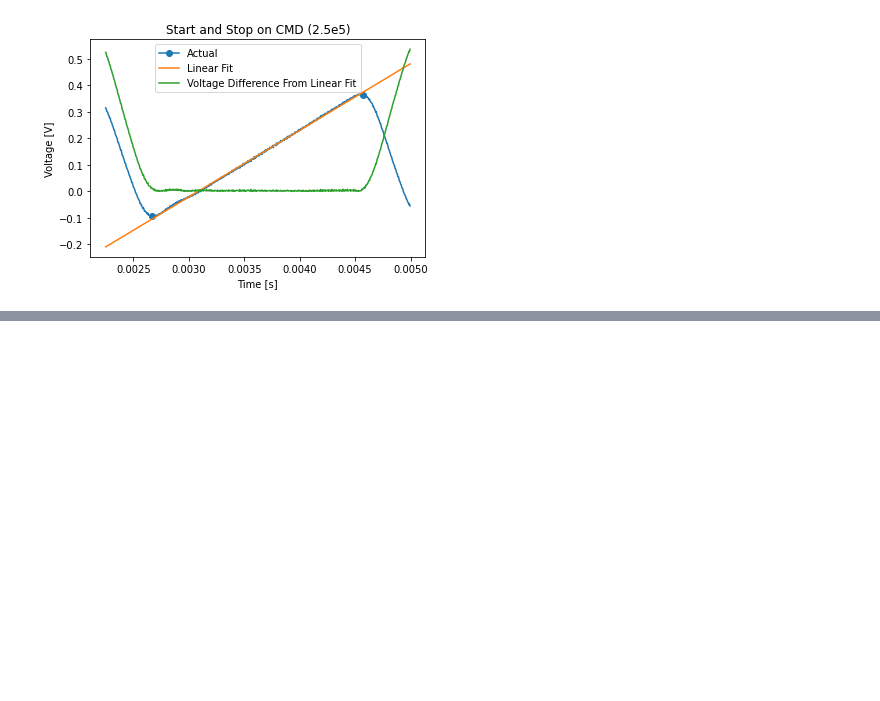
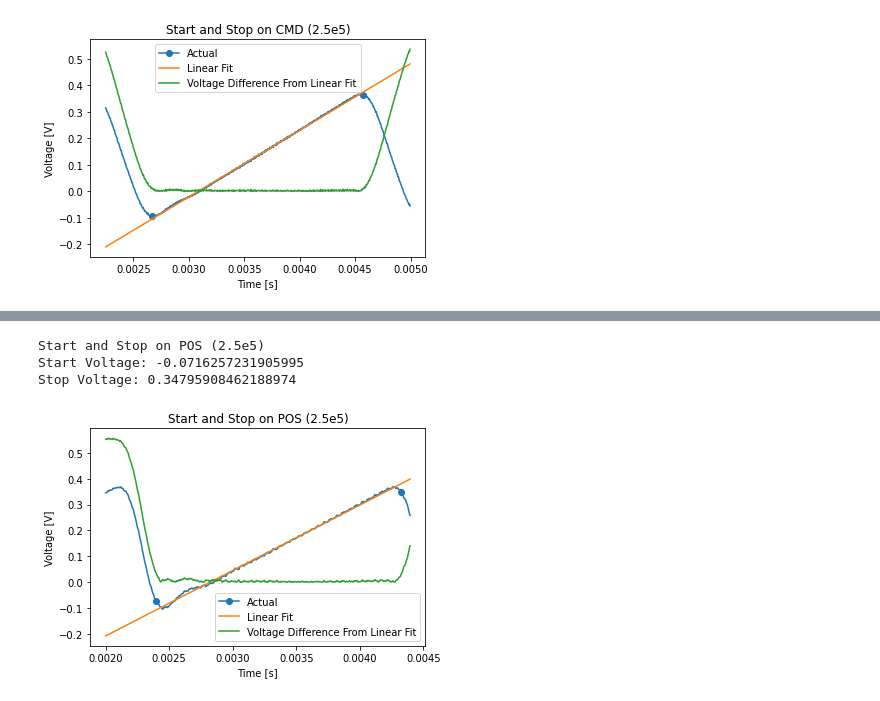
Before and after one commit to jas-priatna/scanner-calibration, a Jupyter notebook: scanner_calibration.ipynb, the cells around one changed output, grey strips where cells are left out. Cells and saved outputs as stored; diff of their text form; code cells hidden in the pictures; blank space fills up the shorter version.

```diff
--- a/scanner_calibration.ipynb
+++ b/scanner_calibration.ipynb
@@ -1175,0 +1191,7 @@ x_2e5_05, old_y_2e5_05, new_y_2e5_05, ystart_2e5_05, yend_2e5_05 = new_line_regr
+# %%
+x_2_5e5_05, old_y_2_5e5_05, new_y_2_5e5_05, ystart_2_5e5_05, yend_2_5e5_05 = new_line_regression(t_2_5e5_05, pos_2_5e5_05, 600, 1000, new_start=500, new_end=1100, title="Start and Stop on POS (2.5e5)")
+# %% [output]
+Start and Stop on POS (2.5e5)
+Start Voltage: -0.0716257231905995
+Stop Voltage: 0.34795908462188974
+[figure, added]
```
Also changed, not shown: parts of 13 cells of this notebook.
